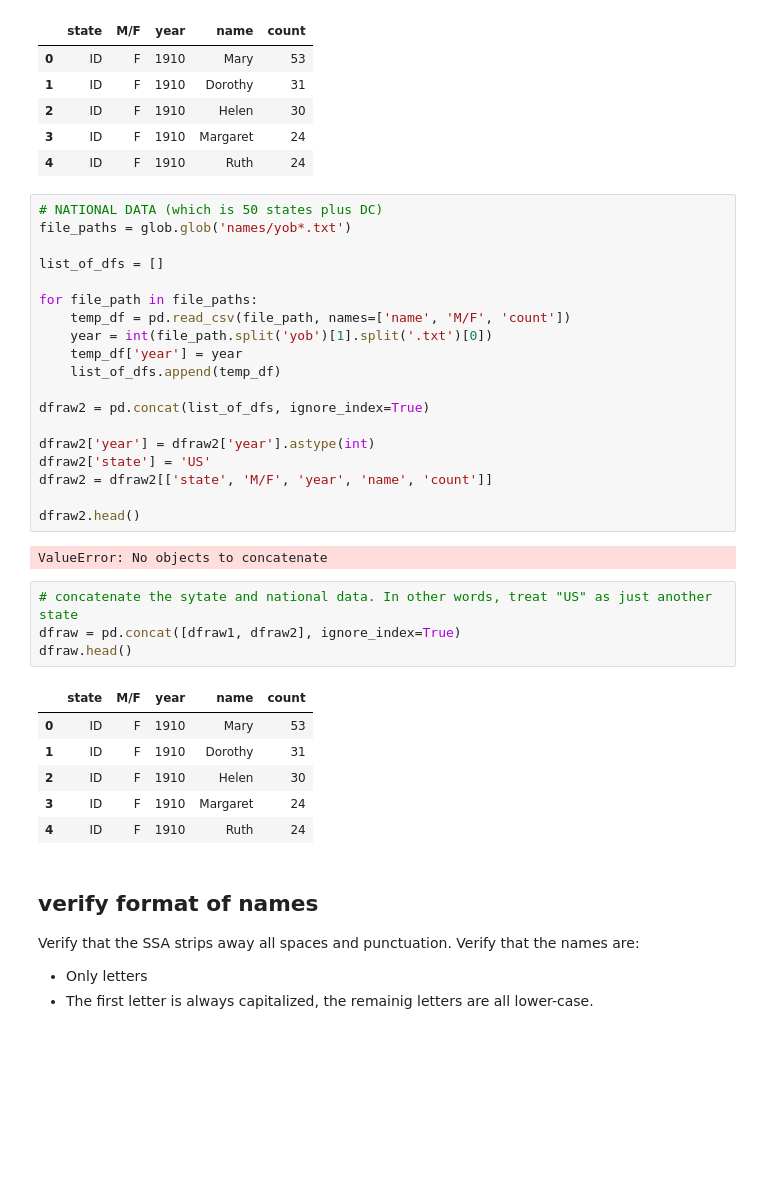
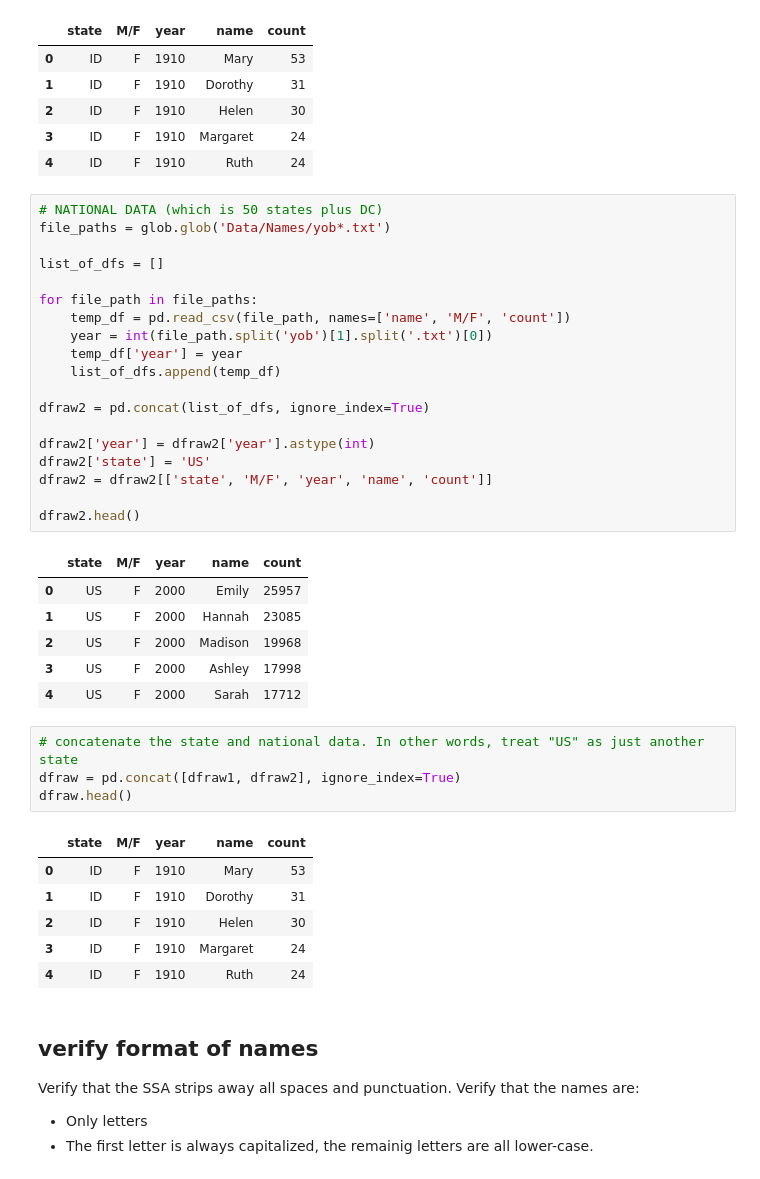
Before and after one commit to paulsch1/capstone, a Jupyter notebook: cap3_trends.ipynb, the cells around one changed output. Saved outputs shown, nothing was run; the diff lists cells and outputs as text; blank space fills up the shorter version.

```diff
--- a/cap3_trends.ipynb
+++ b/cap3_trends.ipynb
@@ -38,27 +49,32 @@ dfraw1.head()
 | 4 | ID | F | 1910 | Ruth | 24 |
 # %%
 # NATIONAL DATA (which is 50 states plus DC)
-file_paths = glob.glob('names/yob*.txt')
+file_paths = glob.glob('Data/Names/yob*.txt')
 
 list_of_dfs = []
 
 for file_path in file_paths:
     temp_df = pd.read_csv(file_path, names=['name', 'M/F', 'count'])
     year = int(file_path.split('yob')[1].split('.txt')[0])
     temp_df['year'] = year
     list_of_dfs.append(temp_df)
 
 dfraw2 = pd.concat(list_of_dfs, ignore_index=True)
 
 dfraw2['year'] = dfraw2['year'].astype(int)
 dfraw2['state'] = 'US'
 dfraw2 = dfraw2[['state', 'M/F', 'year', 'name', 'count']]
 
 dfraw2.head()
 # %% [output]
-ValueError: No objects to concatenate
+|  | state | M/F | year | name | count |
+| 0 | US | F | 2000 | Emily | 25957 |
+| 1 | US | F | 2000 | Hannah | 23085 |
+| 2 | US | F | 2000 | Madison | 19968 |
+| 3 | US | F | 2000 | Ashley | 17998 |
+| 4 | US | F | 2000 | Sarah | 17712 |
 # %%
-# concatenate the sytate and national data. In other words, treat "US" as just another state
+# concatenate the state and national data. In other words, treat "US" as just another state
 dfraw = pd.concat([dfraw1, dfraw2], ignore_index=True)
 dfraw.head()
 # %% [output]
```
Also changed, not shown: parts of 54 cells of this notebook, 1 other file.
